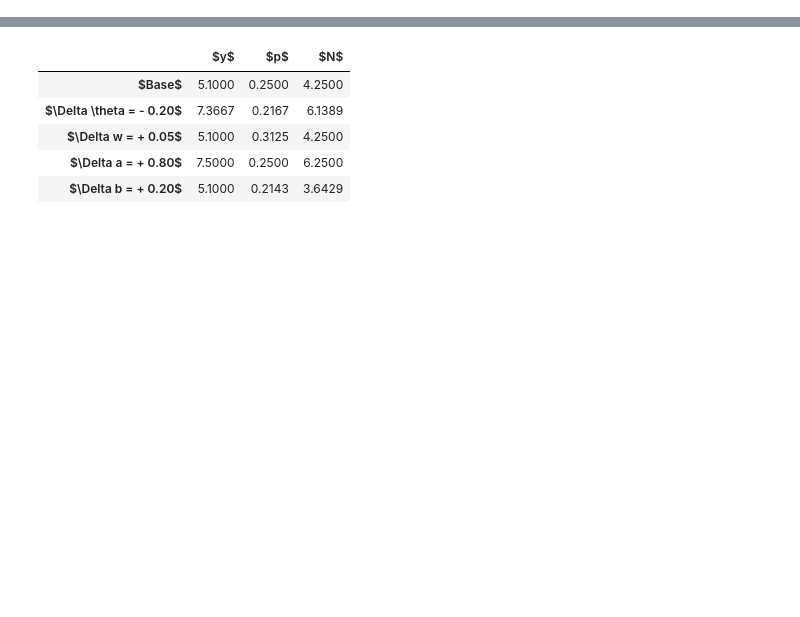
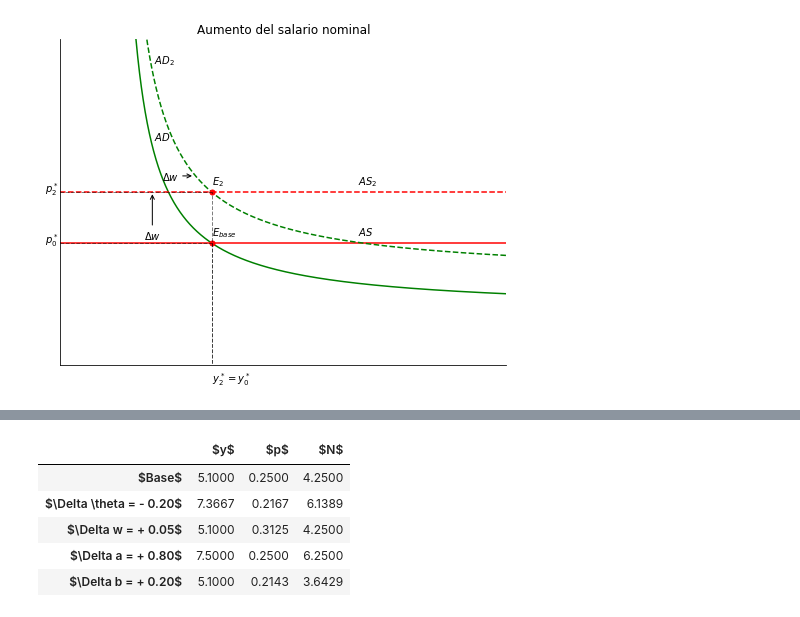
Before and after one commit to joansmiranda/kaleckianAS-AD, a Jupyter notebook: AD&AS_kaleckian.ipynb, the cells around one changed output, grey strips where cells are left out. Cells and saved outputs as stored; diff of their text form; code cells hidden in the pictures; blank space fills up the shorter version.

```diff
--- a/AD&AS_kaleckian.ipynb
+++ b/AD&AS_kaleckian.ipynb
@@ -175 +151,43 @@ plt.show()
+# %%
+"ESCENARIO 2: AUMENTO DEL SALARIO NOMINAL"
+
+xmin, xmax, ymin, ymax = 0, 15, 0.1, 0.5
+
+fig, ax = plt.subplots(figsize=(8, 6))
+ax.plot(y, AD['e0'], color= 'Green')
+ax.axhline(GS['e0'], color = 'Red')
+ax.plot(y, AD['e2'], color= 'Green', ls='--')
+ax.axhline(GS['e2'], color = 'Red',  ls='--')
+ax.plot(ye['e0'], pe['e0'], marker = '.', markersize = 10, markeredgecolor = 'red', markerfacecolor = 'red')
+ax.plot(ye['e2'], pe['e2'], marker = '.', markersize = 10, markeredgecolor = 'red', markerfacecolor = 'red')
+ax.plot([ye['e0'], ye['e0']], [0, pe['e0']], c = 'black', ls='--', lw = 1, alpha = 0.5)
+ax.plot([0, ye['e0']], [pe['e0'], pe['e0']], c = 'black', ls='--', lw = 1, alpha = 0.5)
+ax.plot([ye['e2'], ye['e2']], [0, pe['e2']], c = 'black', ls='--', lw = 1, alpha = 0.5)
+ax.plot([0, ye['e2']], [pe['e2'], pe['e2']], c = 'black', ls='--', lw = 1, alpha = 0.5)
+ax.set_title('Aumento del salario nominal')
+ax.text(ye['e0'], pe['e0'] + 0.01, '$E_{base}$')
+ax.text(ye['e2'], pe['e2'] + 0.01, '$E_{2}$')
+ax.text(-0.5, pe['e0'], '$p_{0}^*$')
+ax.text(-0.5, pe['e2'], '$p_{2}^*$')
+ax.text(ye['e2'], 0.08, '$y_{2}^* = y_{0}^*$')
+ax.text(y[60], AD['e0'][50], '$AD$')
+ax.text(y[60], AD['e2'][50], '$AD_{2}$')
+ax.text(10, GS['e0'] + 0.01, '$AS$')
+ax.text(10, GS['e2'] + 0.01, '$AS_{2}$')
+ax.annotate('$\\Delta w$', xy=(ye['e0'] - 2, pe['e2']),
+            xytext=(ye['e0'] - 2, pe['e0']+ 0.01),
+            arrowprops={'arrowstyle': '->'},
+            va= 'center', ha= 'center')
+ax.annotate('$\\Delta w$', xy=(ye['e0'] - 0.6, pe['e2'] + 0.02),
+            xytext=(ye['e0'] - 1.4, pe['e2'] + 0.02),
+            arrowprops={'arrowstyle': '->'},
+           va= 'center', ha= 'center')
+ax.set(xlim = (xmin, xmax), ylim = (ymin, ymax))
+ax.spines['top'].set_visible(False)
+ax.spines['right'].set_visible(False)
+ax.xaxis.set_visible(False)
+ax.yaxis.set_visible(False)
+plt.show()
+# %% [output]
+[figure, added]
 # %%
```
Also changed, not shown: parts of 10 cells of this notebook.
